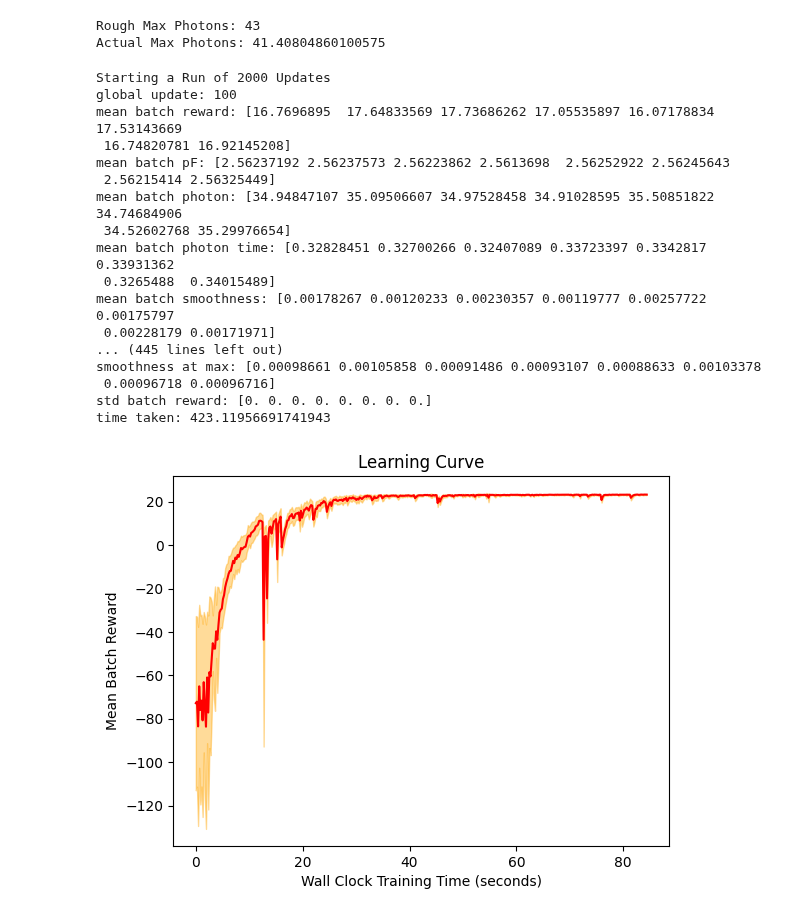
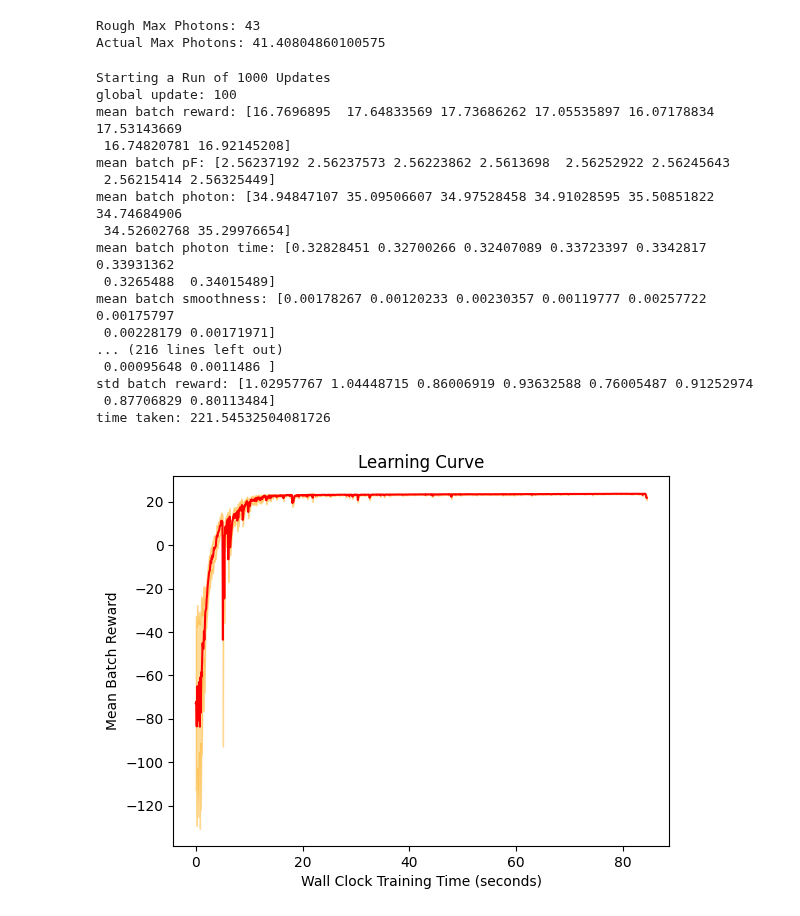
Before and after one commit to AnikenC/ReadoutWithRL, a Jupyter notebook: readoutWithRL/rl_side_v2/learning_curves.ipynb, the cells around one changed output. Saved outputs shown, nothing was run; the diff lists cells and outputs as text; code cells hidden in the pictures.

```diff
--- a/readoutWithRL/rl_side_v2/learning_curves.ipynb
+++ b/readoutWithRL/rl_side_v2/learning_curves.ipynb
@@ -116,7 +116,7 @@ photon_weight = 4.0
 
 batchsize = 64
 num_envs = 8
-num_updates = 2000
+num_updates = 1000
 config = {
     "LR": 3e-3,
     "NUM_ENVS": num_envs,
@@ -168,7 +168,7 @@ single_result = single_train(
     num_envs)
 print(f"time taken: {time.time() - start}")
 # %% [output]
-Starting a Run of 2000 Updates
+Starting a Run of 1000 Updates
 global update: 100
 mean batch reward: [16.7696895  17.64833569 17.73686262 17.05535897 16.07178834 17.53143669
  16.74820781 16.92145208]
@@ -180,11 +180,11 @@ mean batch photon time: [0.32828451 0.32700266 0.32407089 0.33723397 0.3342817
  0.3265488  0.34015489]
 mean batch smoothness: [0.00178267 0.00120233 0.00230357 0.00119777 0.00257722 0.00175797
  0.00228179 0.00171971]
-... (445 lines left out)
-smoothness at max: [0.00098661 0.00105858 0.00091486 0.00093107 0.00088633 0.00103378
- 0.00096718 0.00096716]
-std batch reward: [0. 0. 0. 0. 0. 0. 0. 0.]
-time taken: 423.11956691741943
+... (216 lines left out)
+ 0.00095648 0.0011486 ]
+std batch reward: [1.02957767 1.04448715 0.86006919 0.93632588 0.76005487 0.91252974
+ 0.87706829 0.80113484]
+time taken: 221.54532504081726
 # %%
 # Extracting Results
 
@@ -204,21 +204,21 @@ mean_smoothness = metrics["mean batch smoothness"]
 std_reward = metrics["std batch reward"]
 # %%
 env_ind = 0
-update_plot = 400
+update_plot = 1000
 
 x = np.arange(update_plot) / update_plot * 84.6
 m_plot = mean_rewards[:update_plot, env_ind]
 s_plot = std_reward[:update_plot, env_ind]
 
 plt.plot(x, m_plot, label='mean reward PPO', color='red')
 plt.fill_between(x, m_plot - s_plot, m_plot + s_plot, color='orange', alpha=0.4)
 # plt.legend()
 plt.xlabel('Wall Clock Training Time (seconds)')
 plt.ylabel('Mean Batch Reward')
 plt.title('Learning Curve')
 plt.show()
 # %% [output]
-[figure, old version]
+[figure, new version]
 # %%
 # Visualising Waveform Learning
 
```
Also changed, not shown: parts of 1 cell of this notebook.
